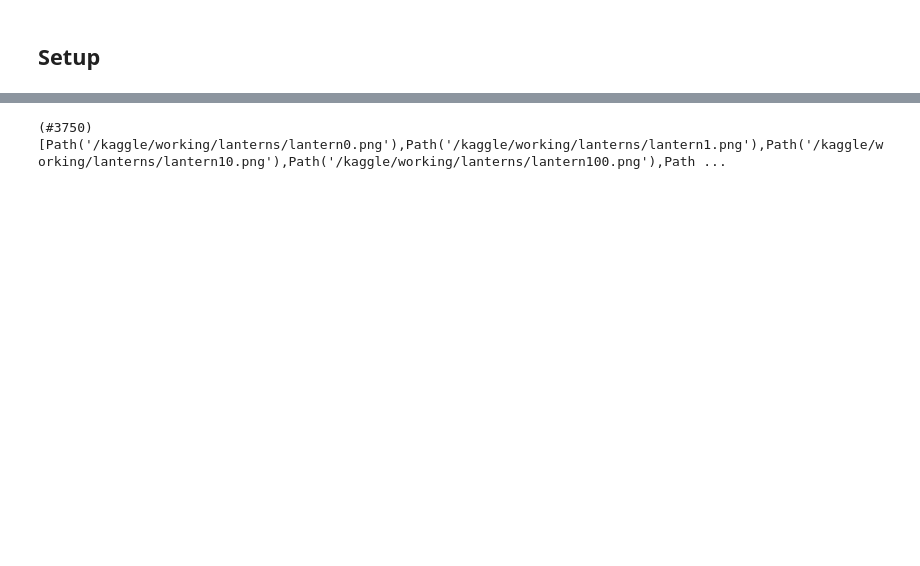
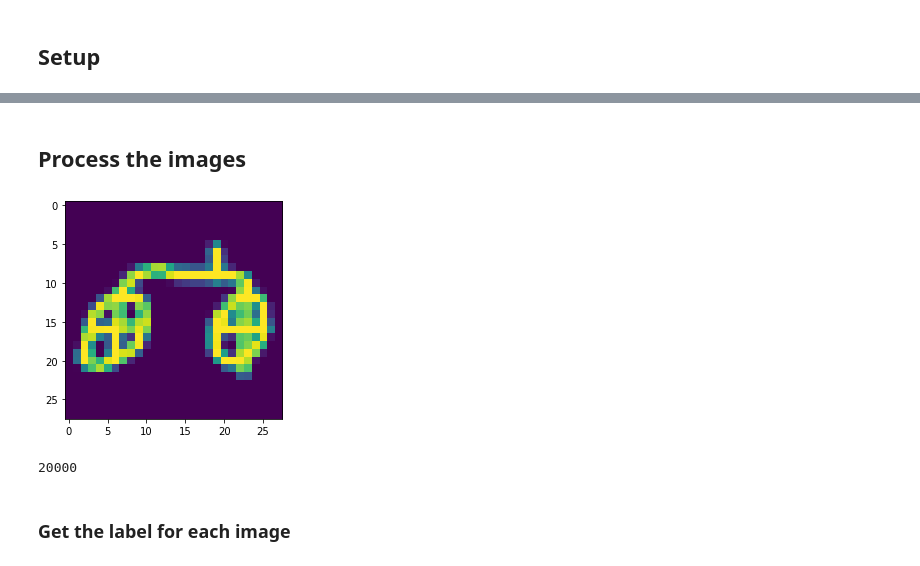
Before and after one commit to samhoog/art-ificialintelligence, a Jupyter notebook: classifier/doodle-classifier.ipynb, the cells around one changed output, grey strips where cells are left out. Cells and saved outputs as stored; diff of their text form; code cells hidden in the pictures; blank space fills up the shorter version.

Commit message:
Kaggle Notebook | doodle-classifier | Version 4

```diff
--- a/classifier/doodle-classifier.ipynb
+++ b/classifier/doodle-classifier.ipynb
@@ -168,8 +6,0 @@ strawberry_items = strawberries[indices]
-# %%
-os.makedirs('/kaggle/working/strawberries')
-indice = 0
-for image in strawberry_items:
-    item = image.reshape(28,28)
-    i = Image.fromarray(item)
-    i.save("/kaggle/working/strawberries/strawberry{}.png".format(indice))
-    indice += 1
@@ -201,11 +6,0 @@ plt.imshow(camera1);
-# %%
-indices = torch.randperm(len(cameras))[:750]
-camera_items = cameras[indices]
-# %%
-os.makedirs('/kaggle/working/cameras')
-indice = 0
-for image in camera_items:
-    item = image.reshape(28,28)
-    i = Image.fromarray(item)
-    i.save("/kaggle/working/cameras/camera{}.png".format(indice))
-    indice += 1
@@ -227,4 +6,0 @@ image_files = lantern_files + monkey_files + sword_files + camera_files + strawb
-# %%
-image_files
-# %% [output]
-(#3750) [Path('/kaggle/working/lanterns/lantern0.png'),Path('/kaggle/working/lanterns/lantern1.png'),Path('/kaggle/working/lanterns/lantern10.png'),Path('/kaggle/working/lanterns/lantern100.png'),Path ...
@@ -242,0 +34,36 @@ def get_label(filename):
+# %% [markdown]
+## Process the images
+# %%
+path = Path('/kaggle/input/npybitfile/')
+image_files = []
+for npy_file in path.glob("*.npy"):
+    category_name = npy_file.name[:-4]
+    npy_drawings = np.load(npy_file)
+
+    npy_drawings.shape
+
+    drawing1 = (npy_drawings[0]).reshape(28,28)
+    plt.imshow(drawing1);
+
+    indices = torch.randperm(len(npy_drawings))[:1000]
+    drawing_items = npy_drawings[indices]
+
+    os.makedirs('/kaggle/working/{}'.format(category_name + 's'))
+    indice = 0
+    for image in drawing_items:
+        item = image.reshape(28,28)
+        i = Image.fromarray(item)
+        i.save("/kaggle/working/{}/{}{}.png".format(category_name + 's', category_name, indice))
+        indice += 1
+
+    img_files = get_image_files("/kaggle/working/{}".format(category_name + 's')).sorted()
+
+    image_files.extend(img_files)
+# %% [output]
+[figure, added]
+# %%
+len(image_files)
+# %% [output]
+20000
+# %% [markdown]
+### Get the label for each image
```
Also changed, not shown: parts of 62 cells of this notebook.
